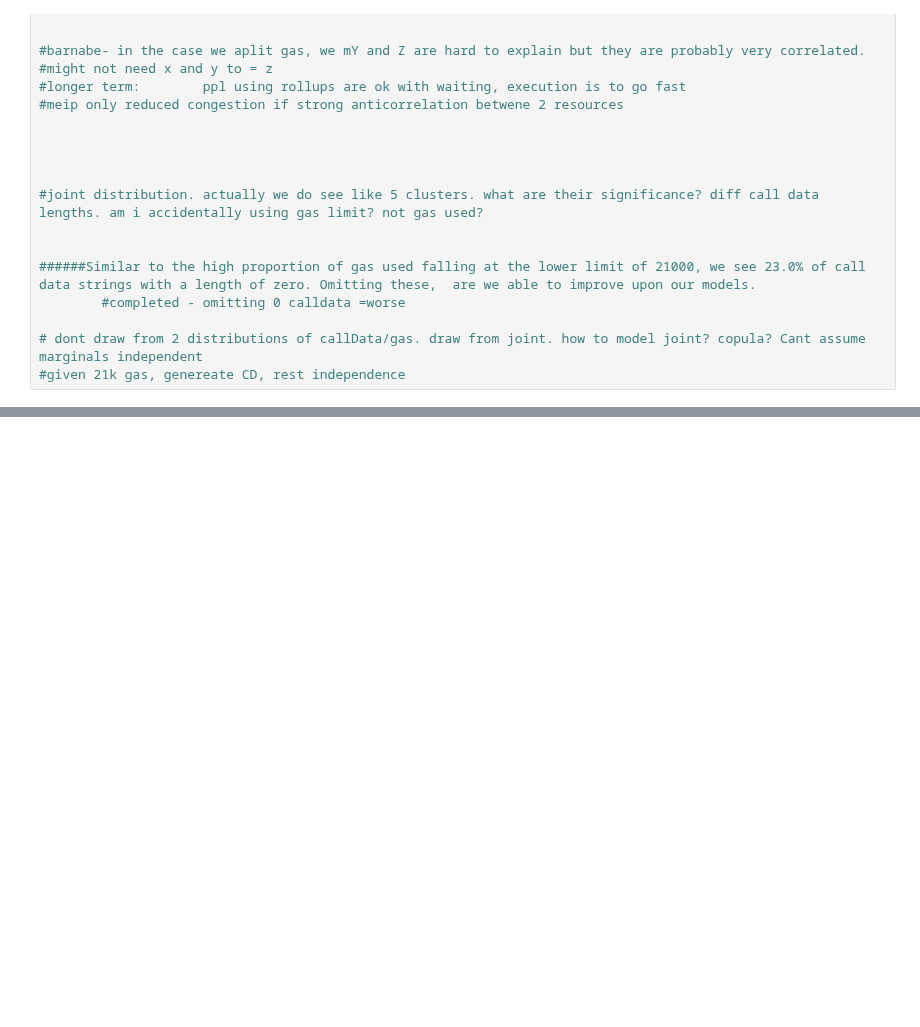
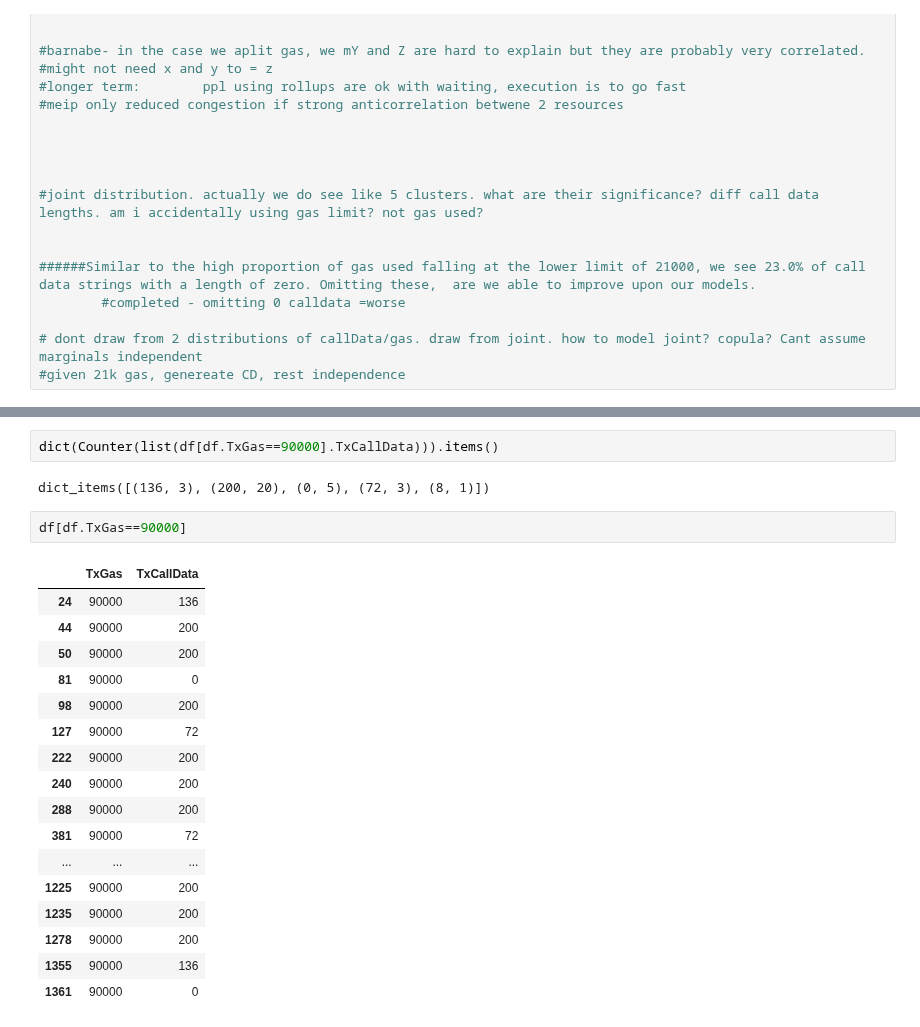
Before and after one commit to teohyikhaw/camcos, a Jupyter notebook: simulations/TxSimulations.ipynb, the cells around one changed output, grey strips where cells are left out. Drawn from its saved outputs; the diff is of its cells as text; blank space fills up the shorter version.

```diff
--- a/simulations/TxSimulations.ipynb
+++ b/simulations/TxSimulations.ipynb
@@ -281,0 +608,24 @@ plt.show()
+# %%
+dict(Counter(list(df[df.TxGas==90000].TxCallData))).items()
+# %% [output]
+dict_items([(136, 3), (200, 20), (0, 5), (72, 3), (8, 1)])
+# %%
+df[df.TxGas==90000]
+# %% [output]
+|  | TxGas | TxCallData |
+| 24 | 90000 | 136 |
+| 44 | 90000 | 200 |
+| 50 | 90000 | 200 |
+| 81 | 90000 | 0 |
+| 98 | 90000 | 200 |
+| 127 | 90000 | 72 |
+| 222 | 90000 | 200 |
+| 240 | 90000 | 200 |
+| 288 | 90000 | 200 |
+| 381 | 90000 | 72 |
+| ... | ... | ... |
+| 1225 | 90000 | 200 |
+| 1235 | 90000 | 200 |
+| 1278 | 90000 | 200 |
+| 1355 | 90000 | 136 |
+| 1361 | 90000 | 0 |
```
Also changed, not shown: parts of 7 cells of this notebook, 2 other files.
